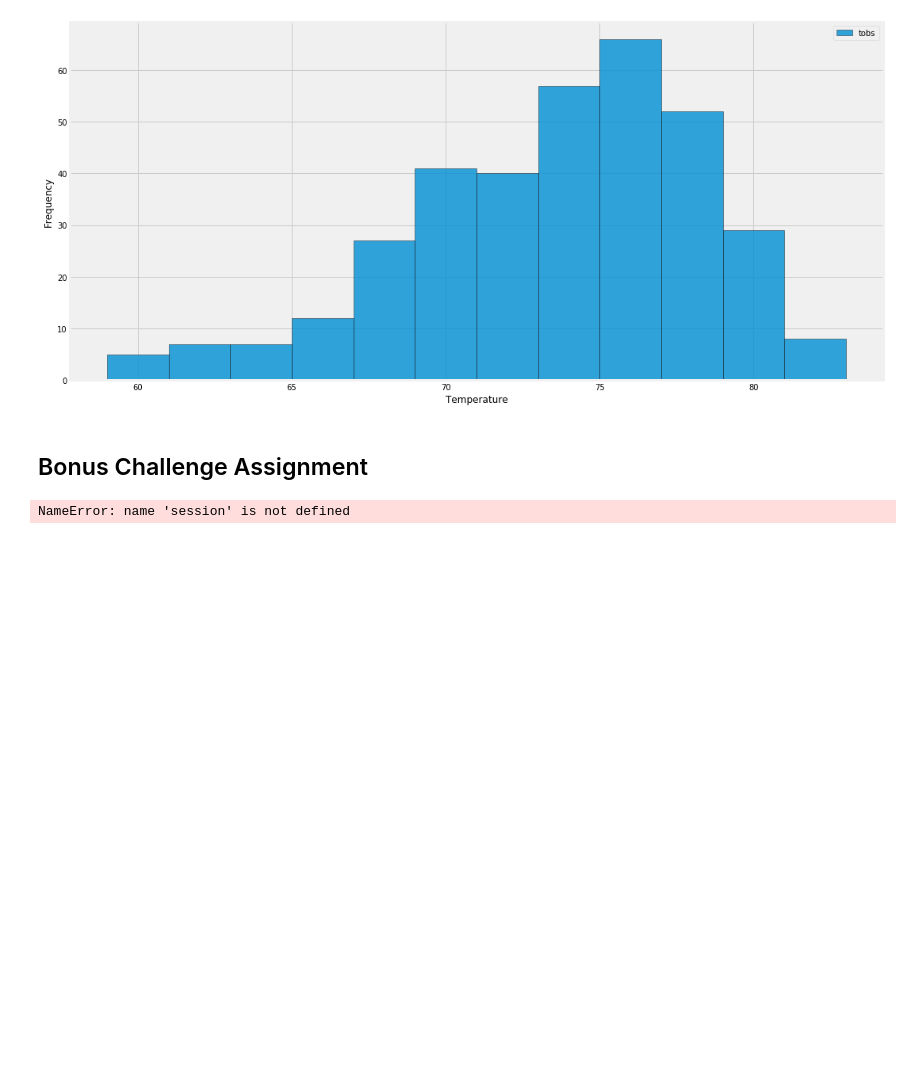
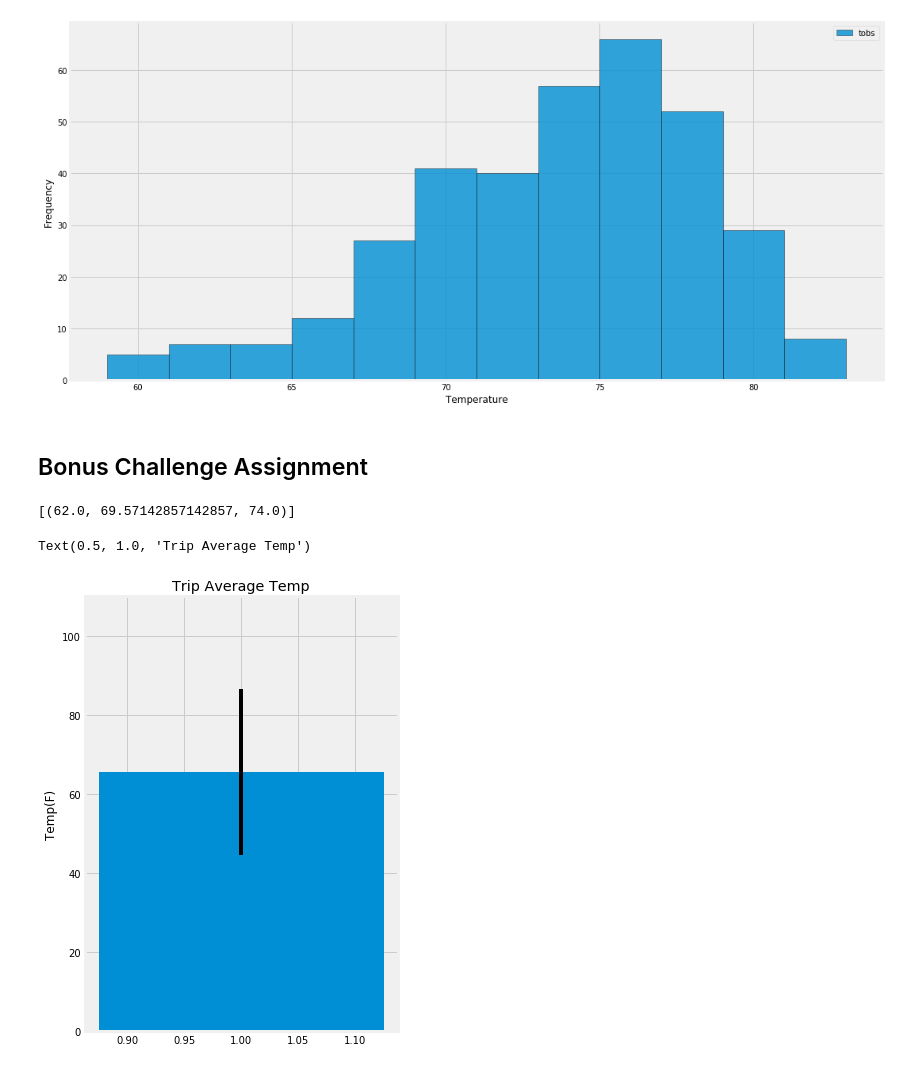
Before and after one commit to davidtracy6984/sqlalchemy-challenge, a Jupyter notebook: climate_starter.ipynb, the cells around one changed output. Cells and saved outputs as stored; diff of their text form; code cells hidden in the pictures; blank space fills up the shorter version.

```diff
--- a/climate_starter.ipynb
+++ b/climate_starter.ipynb
@@ -206,21 +206,37 @@ def calc_temps(start_date, end_date):
         TMIN, TAVE, and TMAX
     """
 
-    return session.query(func.min(Measurement.tobs), func.avg(Measurement.tobs), func.max(Measurement.tobs)).\
-        filter(Measurement.date >= start_date).filter(Measurement.date <= end_date).all()
+    return session.query(func.min(ms.tobs), func.avg(ms.tobs), func.max(ms.tobs)).\
+        filter(ms.date >= start_date).filter(ms.date <= end_date).all()
 
 # function usage example
 print(calc_temps('2012-02-28', '2012-03-05'))
+# Call the function with the vacation dates
+vaca_var = calc_temps('2015-01-01', '2015-01-10')
 # %% [output]
-NameError: name 'session' is not defined
+[(62.0, 69.57142857142857, 74.0)]
 # %%
 # Use your previous function `calc_temps` to calculate the tmin, tavg, and tmax
 # for your trip using the previous year's data for those same dates.
+N=1
+tmin = vaca_var[0][0]
+tavg = vaca_var[0][1]
+tmax = vaca_var[0][2]
+y_err = tmax - tmin
+width = .25
 # %%
 # Plot the results from your previous query as a bar chart.
 # Use "Trip Avg Temp" as your Title
 # Use the average temperature for the y value
 # Use the peak-to-peak (tmax-tmin) value as the y error bar (yerr)
+fig, ax = plt.subplots(figsize=(5,8))
+plt.bar(N,tavg,width,yerr=y_err)
+ax.set_ylim([0,110])
+plt.ylabel("Temp(F)")
+plt.title("Trip Average Temp")
+# %% [output]
+Text(0.5, 1.0, 'Trip Average Temp')
+[figure, added]
 # %%
 # Calculate the total amount of rainfall per weather station for your trip dates using the previous year's matching dates.
 # Sort this in descending order by precipitation amount and list the station, name, latitude, longitude, and elevation
```
